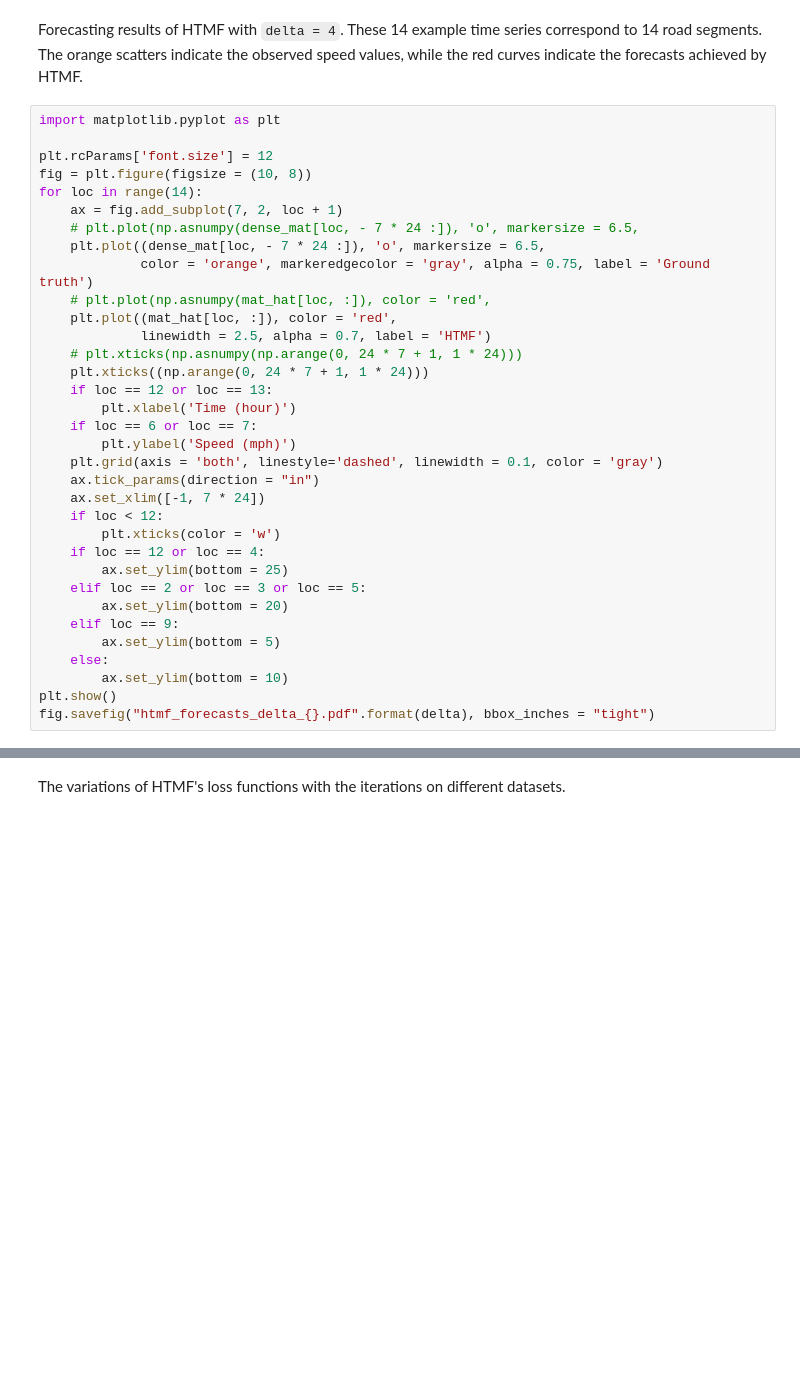
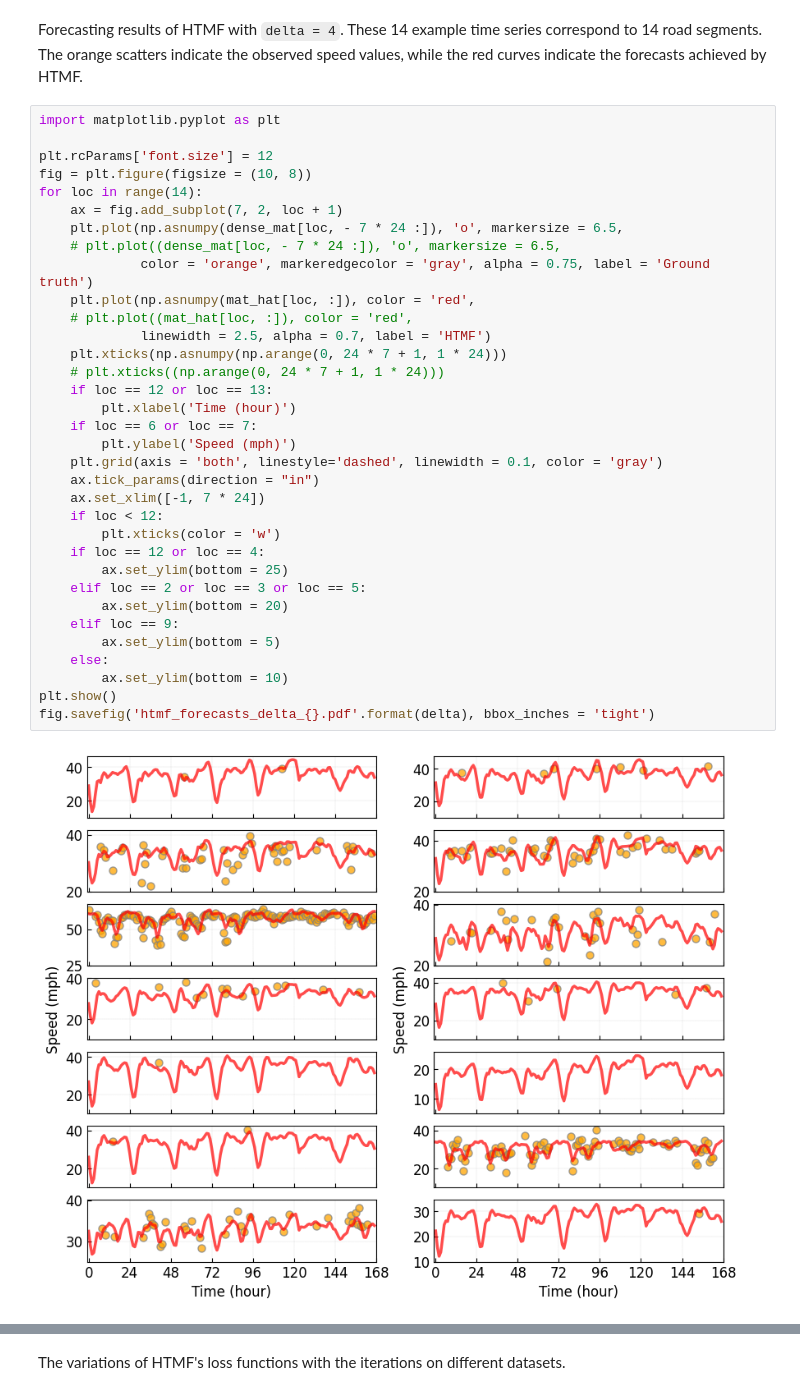
Before and after one commit to xinychen/tracebase, a Jupyter notebook: models/HTMF.ipynb, the cells around one changed output, grey strips where cells are left out. Cells and saved outputs as stored; diff of their text form; blank space fills up the shorter version.

```diff
--- a/models/HTMF.ipynb
+++ b/models/HTMF.ipynb
@@ -227,34 +243,36 @@ Forecasting results of HTMF with `delta = 4`. These 14 example time series corre
 # %%
 import matplotlib.pyplot as plt
 
 plt.rcParams['font.size'] = 12
 fig = plt.figure(figsize = (10, 8))
 for loc in range(14):
     ax = fig.add_subplot(7, 2, loc + 1)
-    # plt.plot(np.asnumpy(dense_mat[loc, - 7 * 24 :]), 'o', markersize = 6.5,
-    plt.plot((dense_mat[loc, - 7 * 24 :]), 'o', markersize = 6.5,
+    plt.plot(np.asnumpy(dense_mat[loc, - 7 * 24 :]), 'o', markersize = 6.5,
+    # plt.plot((dense_mat[loc, - 7 * 24 :]), 'o', markersize = 6.5,
              color = 'orange', markeredgecolor = 'gray', alpha = 0.75, label = 'Ground truth')
-    # plt.plot(np.asnumpy(mat_hat[loc, :]), color = 'red',
-    plt.plot((mat_hat[loc, :]), color = 'red',
+    plt.plot(np.asnumpy(mat_hat[loc, :]), color = 'red',
+    # plt.plot((mat_hat[loc, :]), color = 'red',
              linewidth = 2.5, alpha = 0.7, label = 'HTMF')
-    # plt.xticks(np.asnumpy(np.arange(0, 24 * 7 + 1, 1 * 24)))
-    plt.xticks((np.arange(0, 24 * 7 + 1, 1 * 24)))
+    plt.xticks(np.asnumpy(np.arange(0, 24 * 7 + 1, 1 * 24)))
+    # plt.xticks((np.arange(0, 24 * 7 + 1, 1 * 24)))
     if loc == 12 or loc == 13:
         plt.xlabel('Time (hour)')
     if loc == 6 or loc == 7:
         plt.ylabel('Speed (mph)')
     plt.grid(axis = 'both', linestyle='dashed', linewidth = 0.1, color = 'gray')
     ax.tick_params(direction = "in")
     ax.set_xlim([-1, 7 * 24])
     if loc < 12:
         plt.xticks(color = 'w')
     if loc == 12 or loc == 4:
         ax.set_ylim(bottom = 25)
     elif loc == 2 or loc == 3 or loc == 5:
         ax.set_ylim(bottom = 20)
     elif loc == 9:
         ax.set_ylim(bottom = 5)
     else:
         ax.set_ylim(bottom = 10)
 plt.show()
-fig.savefig("htmf_forecasts_delta_{}.pdf".format(delta), bbox_inches = "tight")
+fig.savefig('htmf_forecasts_delta_{}.pdf'.format(delta), bbox_inches = 'tight')
+# %% [output]
+[figure, added]
```
Also changed, not shown: parts of 14 cells of this notebook.
